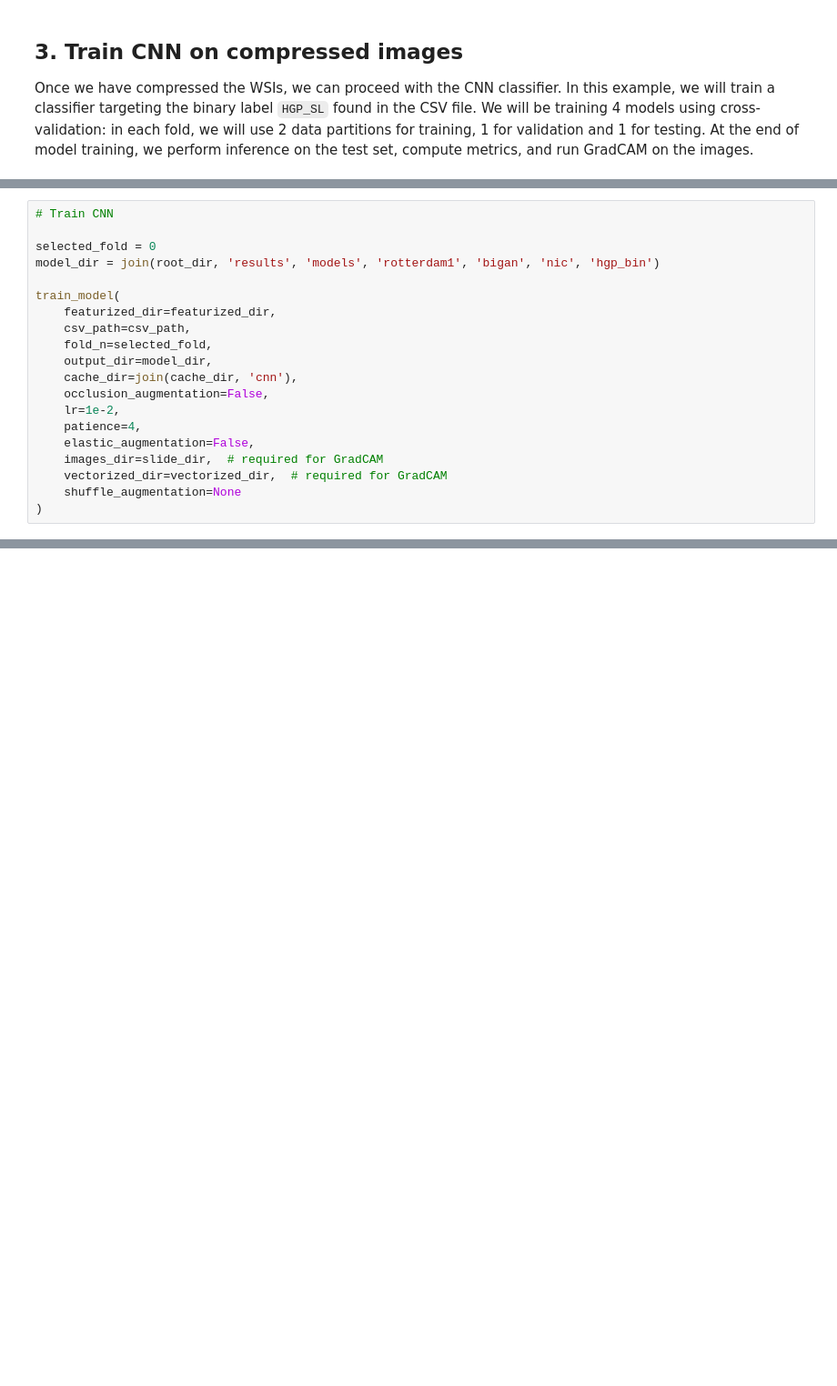
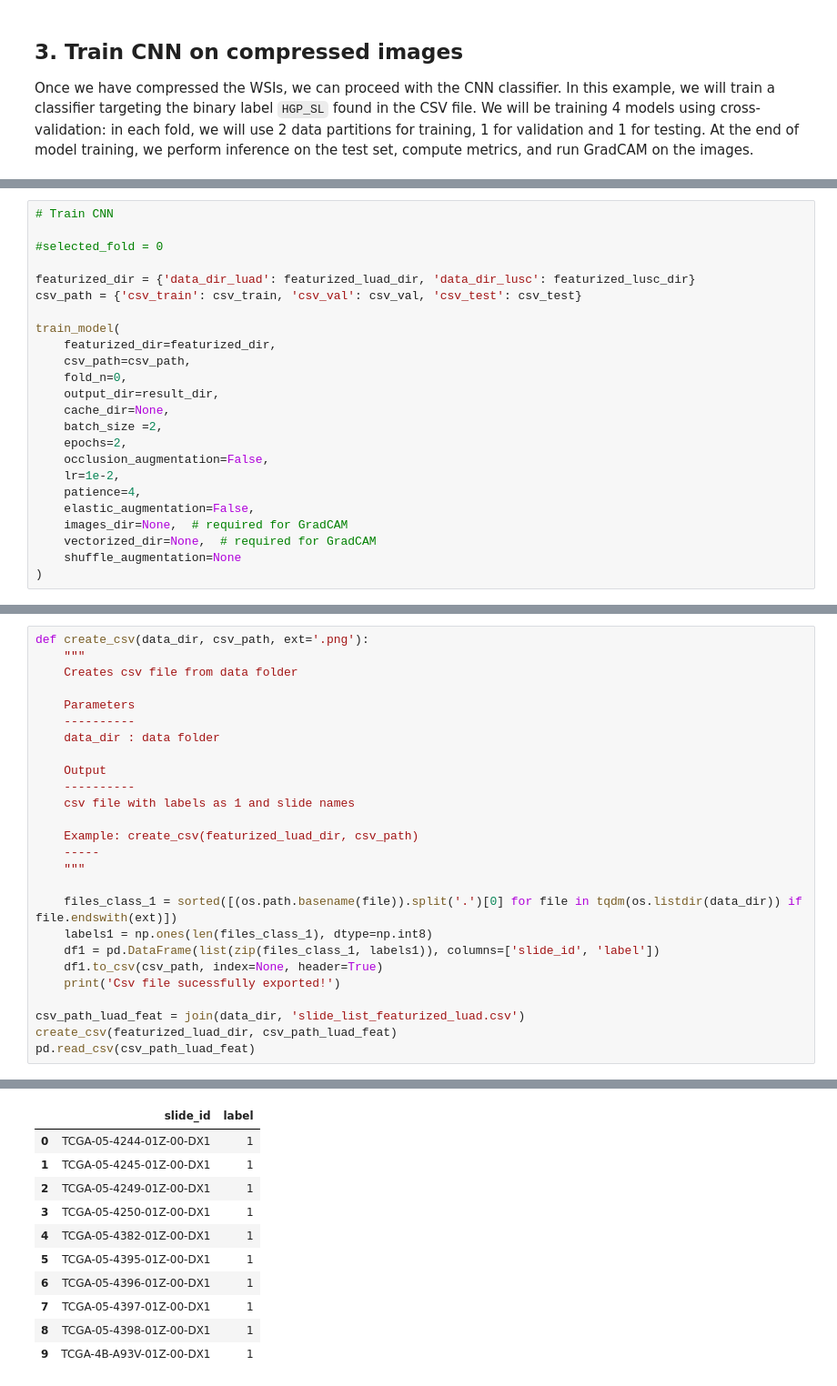
Before and after one commit to gabrielraya/lung-cancer, a Jupyter notebook: code/tutorial.ipynb, the cells around one changed output, grey strips where cells are left out. Shown at 91% size. Drawn from its saved outputs; the diff is of its cells as text; blank space fills up the shorter version.

```diff
--- a/code/tutorial.ipynb
+++ b/code/tutorial.ipynb
@@ -402,20 +325,24 @@ def train_model(featurized_dir, csv_path, fold_n, output_dir, cache_dir, batch_s
 # %%
 # Train CNN
 
-selected_fold = 0
-model_dir = join(root_dir, 'results', 'models', 'rotterdam1', 'bigan', 'nic', 'hgp_bin')
+#selected_fold = 0
+
+featurized_dir = {'data_dir_luad': featurized_luad_dir, 'data_dir_lusc': featurized_lusc_dir}
+csv_path = {'csv_train': csv_train, 'csv_val': csv_val, 'csv_test': csv_test}
 
 train_model(
     featurized_dir=featurized_dir,
     csv_path=csv_path,
-    fold_n=selected_fold,
-    output_dir=model_dir,
-    cache_dir=join(cache_dir, 'cnn'),
+    fold_n=0,
+    output_dir=result_dir,
+    cache_dir=None,
+    batch_size =2,
+    epochs=2,
     occlusion_augmentation=False,
     lr=1e-2,
     patience=4,
     elastic_augmentation=False,
-    images_dir=slide_dir,  # required for GradCAM
-    vectorized_dir=vectorized_dir,  # required for GradCAM
+    images_dir=None,  # required for GradCAM
+    vectorized_dir=None,  # required for GradCAM
     shuffle_augmentation=None
 )
@@ -421,0 +371,27 @@ train_model(
+# %%
+def create_csv(data_dir, csv_path, ext='.png'):
+    """
+    Creates csv file from data folder
+
+    Parameters
+    ----------
+    data_dir : data folder
+
+    Output
+    ----------
+    csv file with labels as 1 and slide names
+
+    Example: create_csv(featurized_luad_dir, csv_path)
+    -----
+    """
+
+    files_class_1 = sorted([(os.path.basename(file)).split('.')[0] for file in tqdm(os.listdir(data_dir)) if file.endswith(ext)])
+    labels1 = np.ones(len(files_class_1), dtype=np.int8)
+    df1 = pd.DataFrame(list(zip(files_class_1, labels1)), columns=['slide_id', 'label'])
+    df1.to_csv(csv_path, index=None, header=True)
+    print('Csv file sucessfully exported!')
+
+csv_path_luad_feat = join(data_dir, 'slide_list_featurized_luad.csv')
+create_csv(featurized_luad_dir, csv_path_luad_feat)
+pd.read_csv(csv_path_luad_feat)
+# %% [output]
@@ -421,0 +399,11 @@ train_model(
+|  | slide_id | label |
+| 0 | TCGA-05-4244-01Z-00-DX1 | 1 |
+| 1 | TCGA-05-4245-01Z-00-DX1 | 1 |
+| 2 | TCGA-05-4249-01Z-00-DX1 | 1 |
+| 3 | TCGA-05-4250-01Z-00-DX1 | 1 |
+| 4 | TCGA-05-4382-01Z-00-DX1 | 1 |
+| 5 | TCGA-05-4395-01Z-00-DX1 | 1 |
+| 6 | TCGA-05-4396-01Z-00-DX1 | 1 |
+| 7 | TCGA-05-4397-01Z-00-DX1 | 1 |
+| 8 | TCGA-05-4398-01Z-00-DX1 | 1 |
+| 9 | TCGA-4B-A93V-01Z-00-DX1 | 1 |
```
Also changed, not shown: parts of 22 cells of this notebook, 3 other files.
